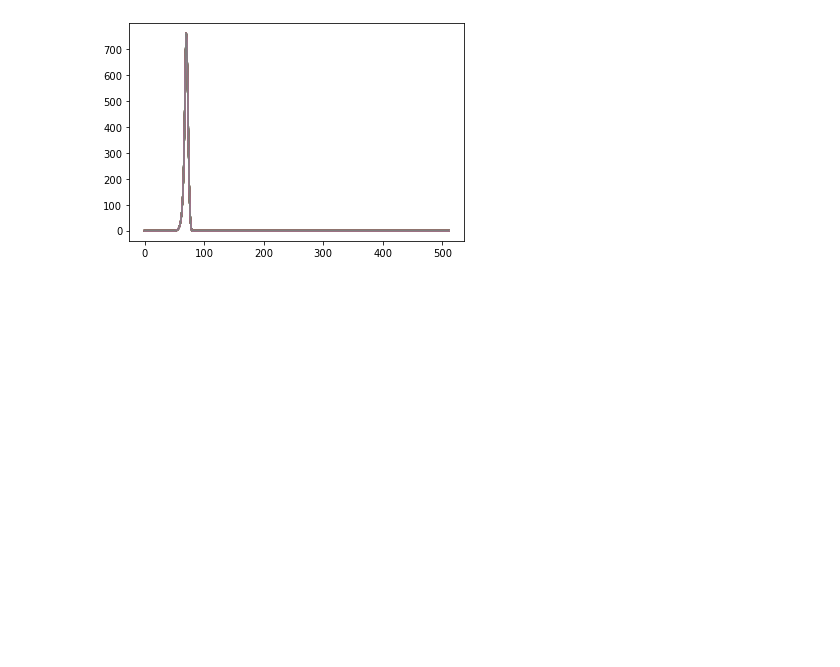
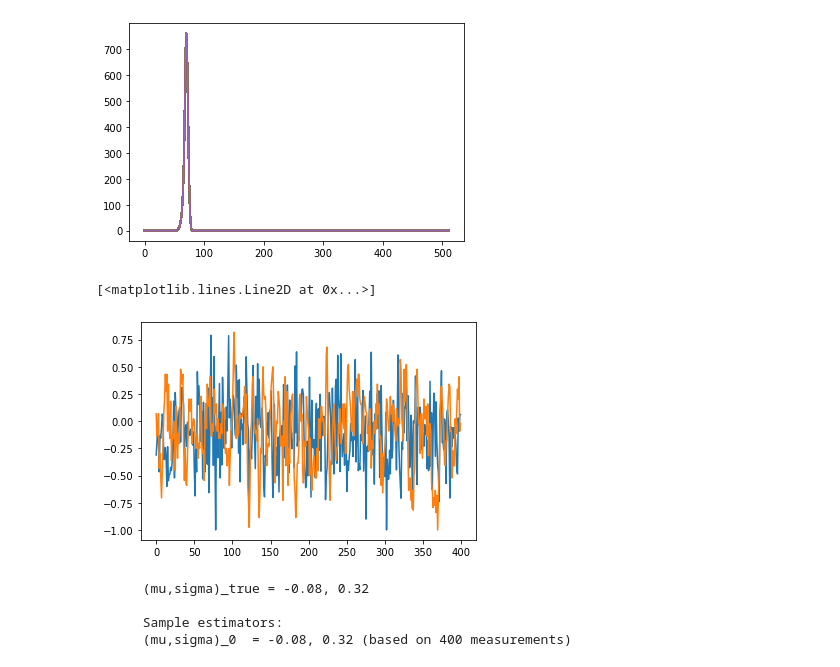
Before and after one commit to Gwynndandy/VQVAE-studies, a Jupyter notebook: scratch.ipynb, the cells around one changed output. Cells and saved outputs as stored; diff of their text form; code cells hidden in the pictures; blank space fills up the shorter version.

```diff
--- a/scratch.ipynb
+++ b/scratch.ipynb
@@ -131,2 +117,42 @@ for i in range(len(test_signal)-1):
 # %% [output]
 [figure]
+# %%
+def normalization(s):
+    s = np.array(s)
+    return s/max(abs(s))
+
+i = 0
+mu = -0.08
+sigma = 0.32
+dat = normalization(np.random.normal(mu, sigma, 400))
+dat1 = normalization(train_noise[i][100:500])
+plt.plot(dat)
+plt.plot(dat1)
+# %% [output]
+[<matplotlib.lines.Line2D at 0x...>]
+[figure, added]
+# %%
+from scipy import stats
+# Generating some data
+np.random.seed(10)  # for repeatability
+
+mu_true = mu   # true peak position
+sigma_true = sigma # true standard deviation
+M = 400 # number of measurements
+D = dat1#np.random.normal(mu_true, sigma_true, M)#stats.norm.rvs(mu_true, sigma_true, size=M) | # M measurements (samples)
+# Estimators: sample mean and (sqrt of) sample variance
+# Sometimes the *unbiased* estimator for the sample variance is used
+# with (M-1) degrees of freedom...
+mu_est = D.sum()/M
+sigma_est = np.sqrt(((D-mu_est)**2).sum()/M)
+print("""
+      (mu,sigma)_true = {0:.2f}, {1:.2f}
+
+      Sample estimators:
+      (mu,sigma)_0  = {2:.2f}, {3:.2f} (based on {4} measurements)
+      """.format(mu_true, sigma_true, mu_est, sigma_est, M))
+# %% [output]
+      (mu,sigma)_true = -0.08, 0.32
+
+      Sample estimators:
+      (mu,sigma)_0  = -0.08, 0.32 (based on 400 measurements)
```
Also changed, not shown: parts of 9 cells of this notebook, 3 other files.
